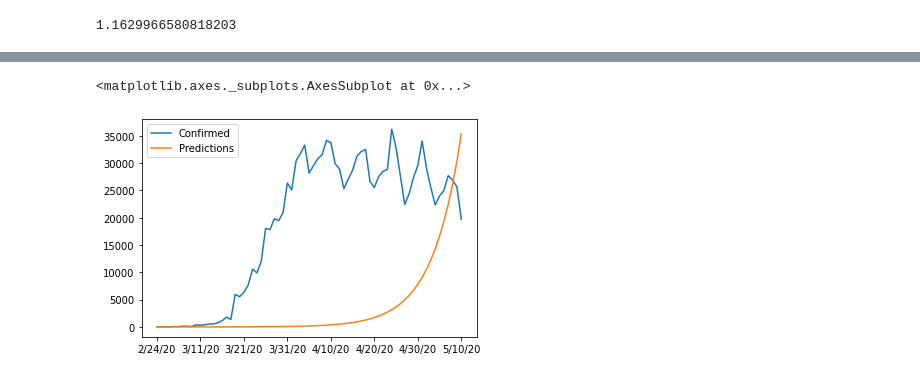
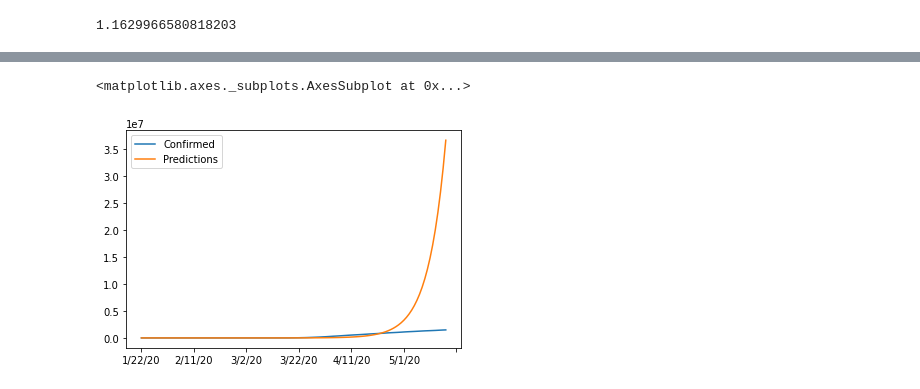
Before and after one commit to pdhimal1/COVID-19, a Jupyter notebook: src/jupyter-notebooks/Modeling Exponential Growth.ipynb, the cells around one changed output, grey strips where cells are left out. Saved outputs shown, nothing was run; the diff lists cells and outputs as text; code cells hidden in the pictures.

```diff
--- a/src/jupyter-notebooks/Modeling Exponential Growth.ipynb
+++ b/src/jupyter-notebooks/Modeling Exponential Growth.ipynb
@@ -162,5 +168,5 @@ us_time_series_only.tail()
 # %%
-daily_diff.drop(["Day", "logInfections"], axis=1).plot()
+us_time_series_only.drop(["Day", "logInfections"], axis=1).plot()
 # %% [output]
 <matplotlib.axes._subplots.AxesSubplot at 0x...>
-[figure, old version]
+[figure, new version]
```
Also changed, not shown: parts of 9 cells of this notebook, 9 other files.
